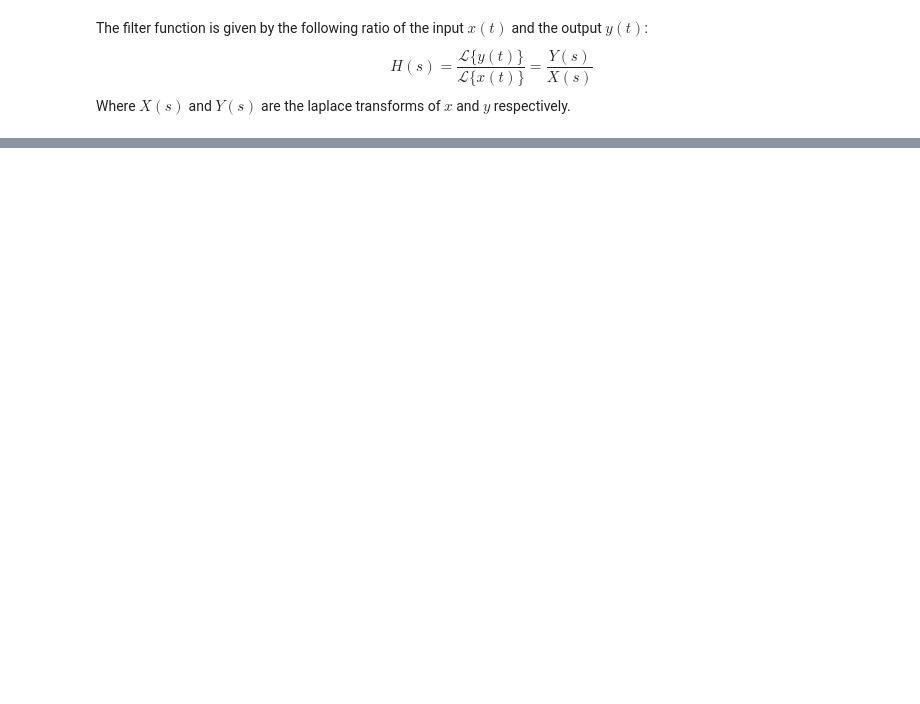
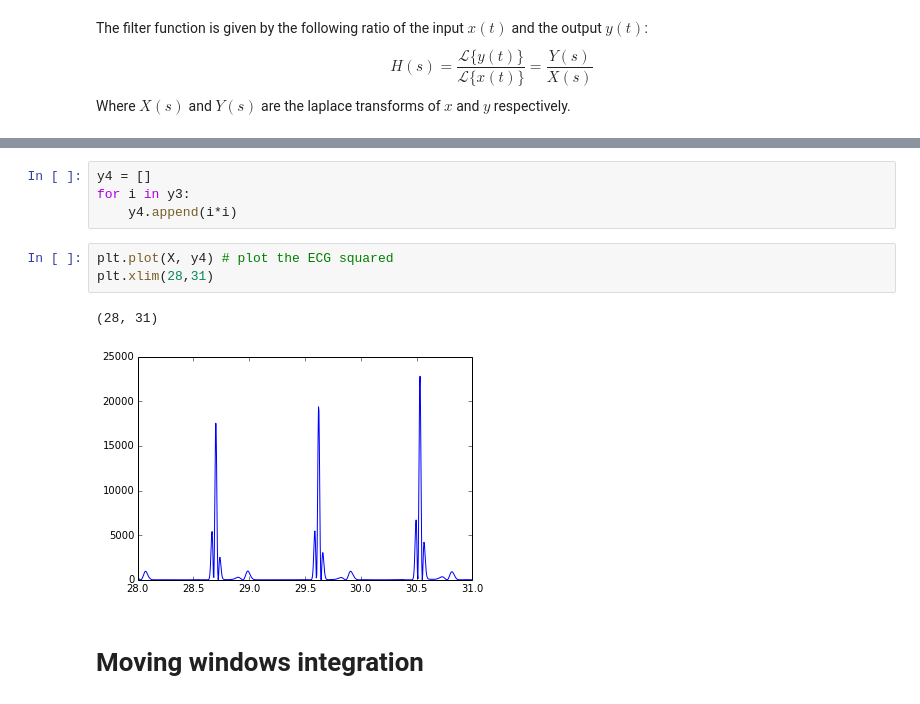
Before and after one commit to zafarali/physiosignal-research, a Jupyter notebook: hrv/hrv_exploration.ipynb, the cells around one changed output, grey strips where cells are left out. Saved outputs shown, nothing was run; the diff lists cells and outputs as text; blank space fills up the shorter version.

```diff
--- a/hrv/hrv_exploration.ipynb
+++ b/hrv/hrv_exploration.ipynb
@@ -59,0 +96,12 @@ Where $X(s)$ and $Y(s)$ are the laplace transforms of $x$ and $y$ respectively.
+# %%
+y4 = []
+for i in y3:
+    y4.append(i*i)
+# %%
+plt.plot(X, y4) # plot the ECG squared
+plt.xlim(28,31)
+# %% [output]
+(28, 31)
+[figure, added]
+# %% [markdown]
+# Moving windows integration
```
Also changed, not shown: parts of 13 cells of this notebook.
